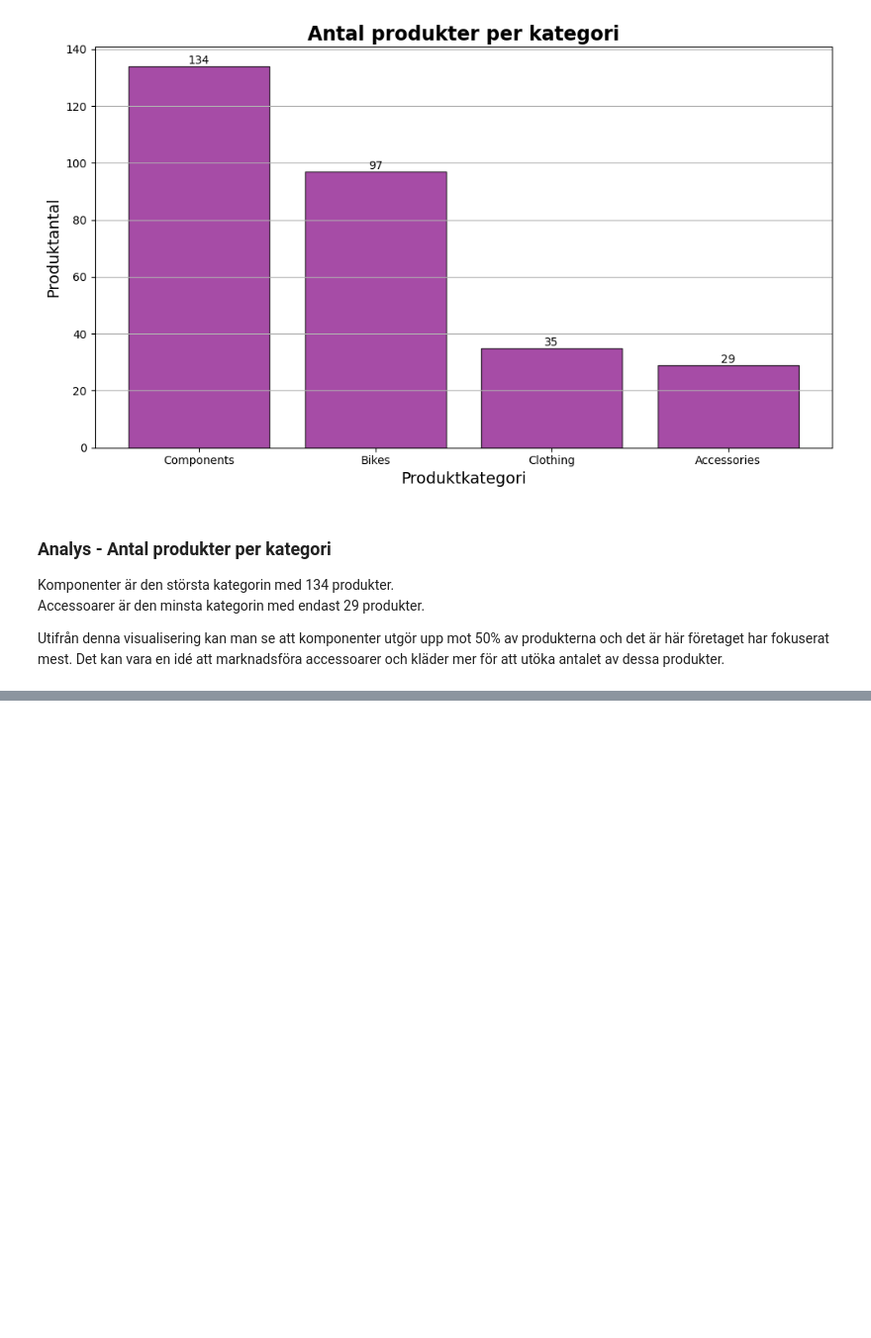
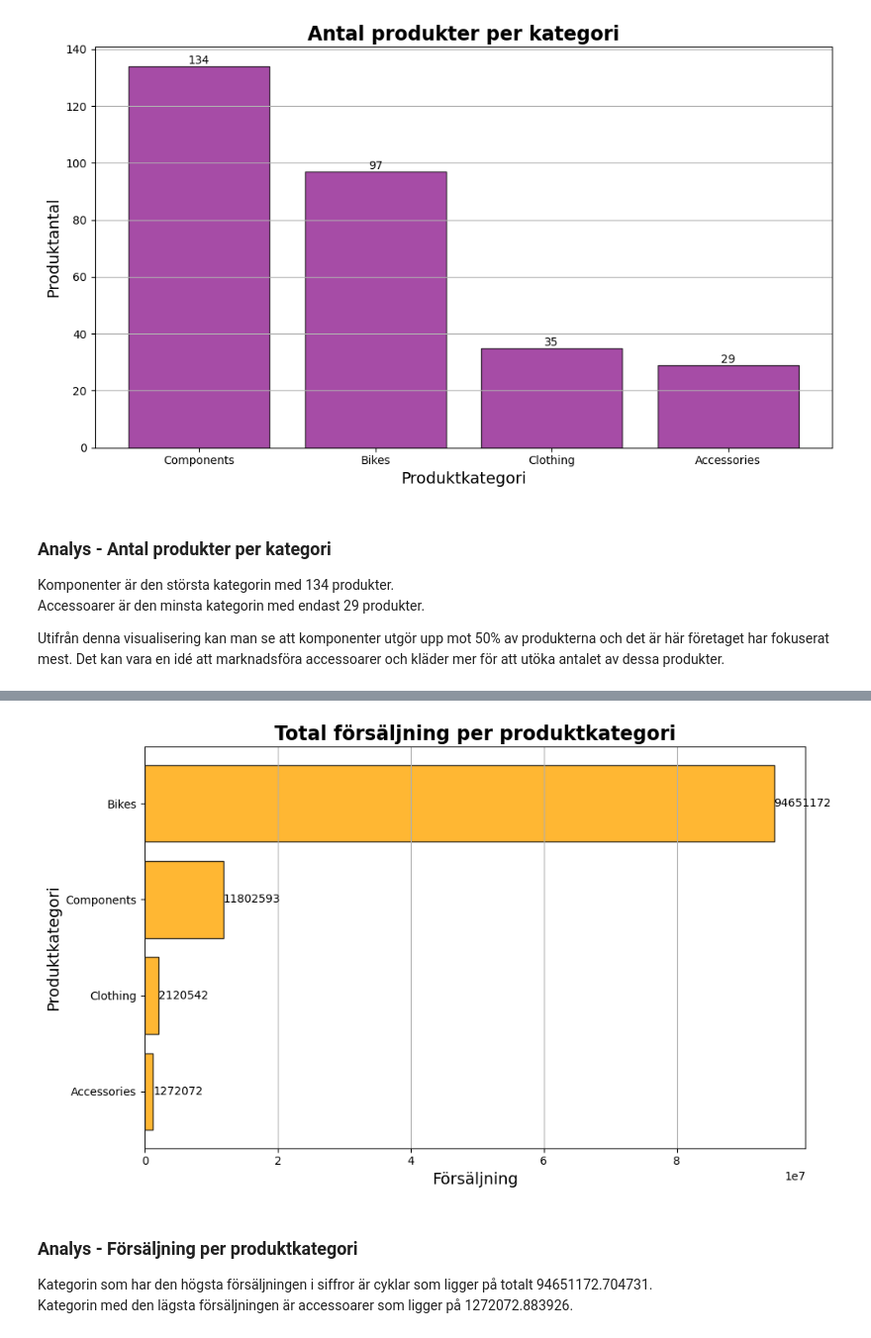
Before and after one commit to MagdalenaPersson/adventureworks-analys, a Jupyter notebook: notebooks/analys.ipynb, the cells around one changed output, grey strips where cells are left out. Shown at 99% size. Drawn from its saved outputs; the diff is of its cells as text; code cells hidden in the pictures; blank space fills up the shorter version.

```diff
--- a/notebooks/analys.ipynb
+++ b/notebooks/analys.ipynb
@@ -99,0 +122,43 @@ Det kan vara en idé att marknadsföra accessoarer och kläder mer för att utö
+# %%
+query_vis2 = """
+SELECT
+    pc.Name AS CategoryName,
+    SUM(sod.LineTotal) AS TotalRevenue
+FROM Sales.SalesOrderDetail sod
+INNER JOIN Production.Product p ON sod.ProductID = p.ProductID
+INNER JOIN Production.ProductSubcategory psc ON p.ProductSubcategoryID = psc.ProductSubcategoryID
+INNER JOIN Production.ProductCategory pc ON psc.ProductCategoryID = pc.ProductCategoryID
+GROUP BY pc.Name
+ORDER BY TotalRevenue ASC
+"""
+
+df_vis2 = query_df(query_vis2)
+
+fig, ax = plt.subplots(figsize=(10,6))
+
+h_bar = ax.barh(df_vis2["CategoryName"], df_vis2["TotalRevenue"], color="orange", edgecolor="black", alpha=0.8)
+
+for bar in h_bar:
+    width = bar.get_width()
+    y = bar.get_y() + bar.get_height()/2
+    ax.text(
+        width,
+        y,
+        f"{int(width)}",
+        va="center",
+        ha="left"
+    )
+
+ax.set_title("Total försäljning per produktkategori", fontsize=17, fontweight="bold")
+ax.set_xlabel("Försäljning", fontsize=14)
+ax.set_ylabel("Produktkategori", fontsize=14)
+ax.grid(True, axis="x")
+plt.tight_layout()
+plt.show()
+# %% [output]
+[figure, added]
+# %% [markdown]
+### Analys - Försäljning per produktkategori
+
+Kategorin som har den högsta försäljningen i siffror är cyklar som ligger på totalt 94651172.704731.
+Kategorin med den lägsta försäljningen är accessoarer som ligger på 1272072.883926.
```
Also changed, not shown: parts of 1 cell of this notebook, 1 other file.
